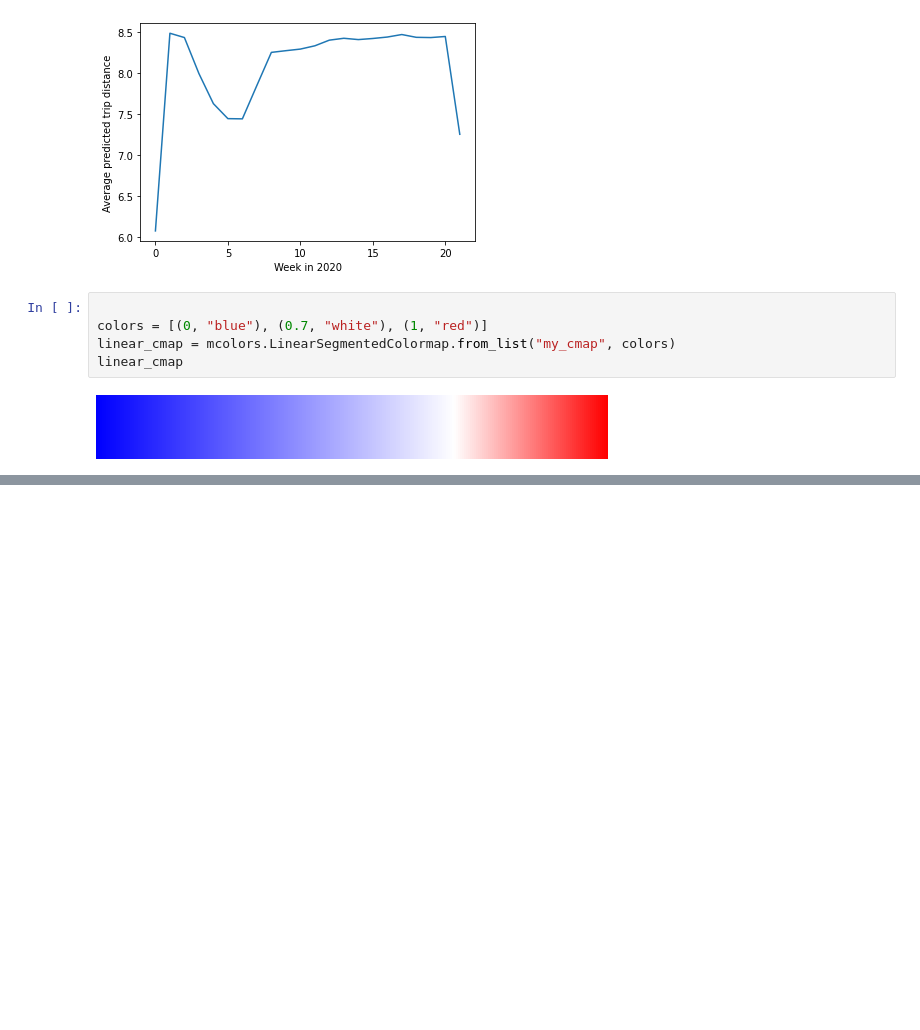
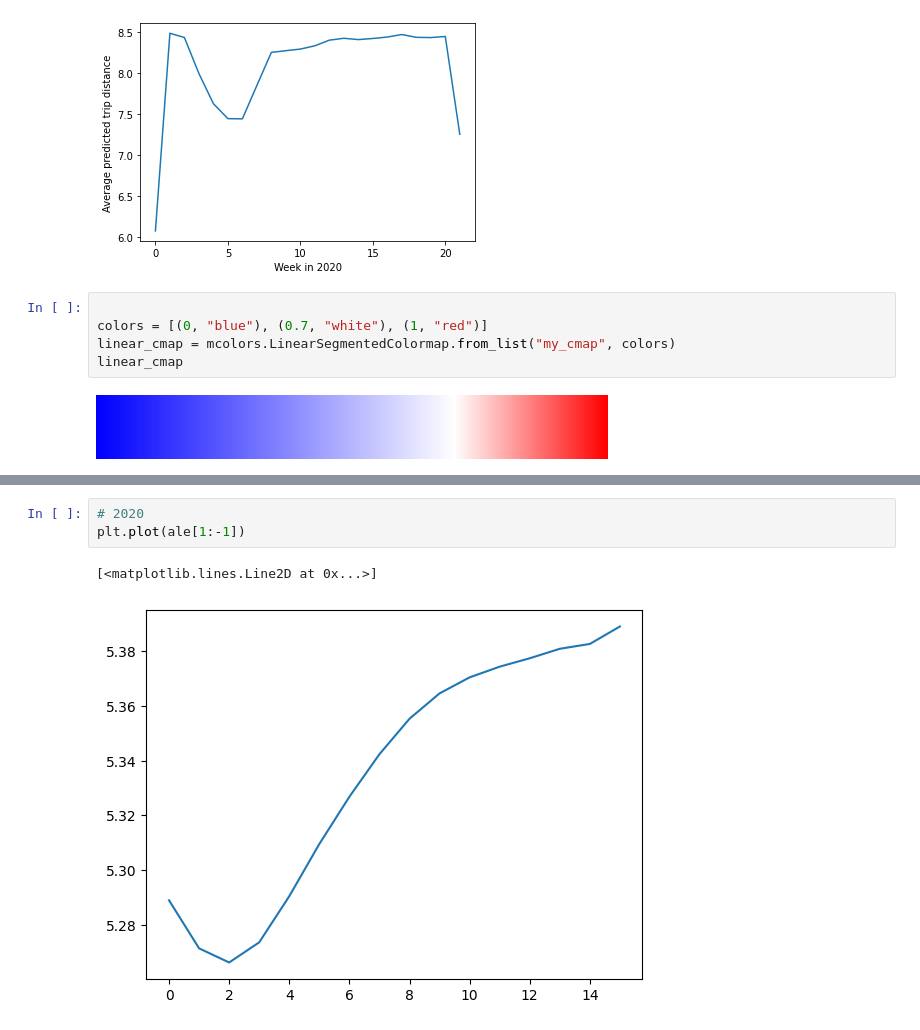
Before and after one commit to HuangNX/Conformity_Casual_Inferance, a Jupyter notebook: try_ATE.ipynb, the cells around one changed output, grey strips where cells are left out. Saved outputs shown, nothing was run; the diff lists cells and outputs as text; blank space fills up the shorter version.

```diff
--- a/try_ATE.ipynb
+++ b/try_ATE.ipynb
@@ -1092,0 +1242,6 @@ linear_cmap
+# %%
+# 2020
+plt.plot(ale[1:-1])
+# %% [output]
+[<matplotlib.lines.Line2D at 0x...>]
+[figure, added]
```
Also changed, not shown: parts of 57 cells of this notebook, 21 other files.
